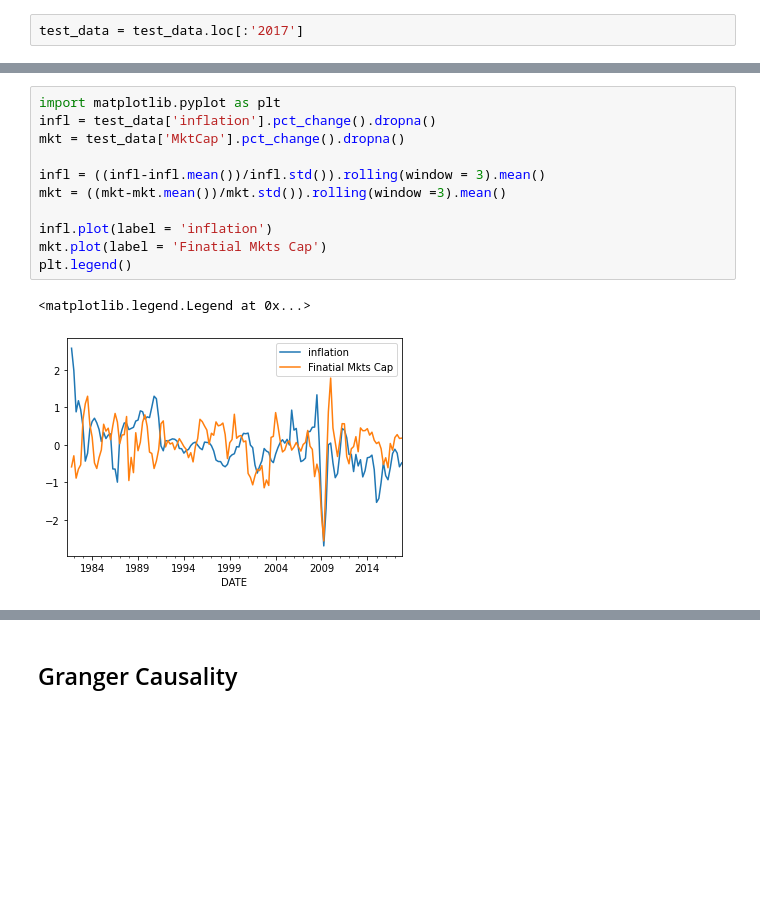
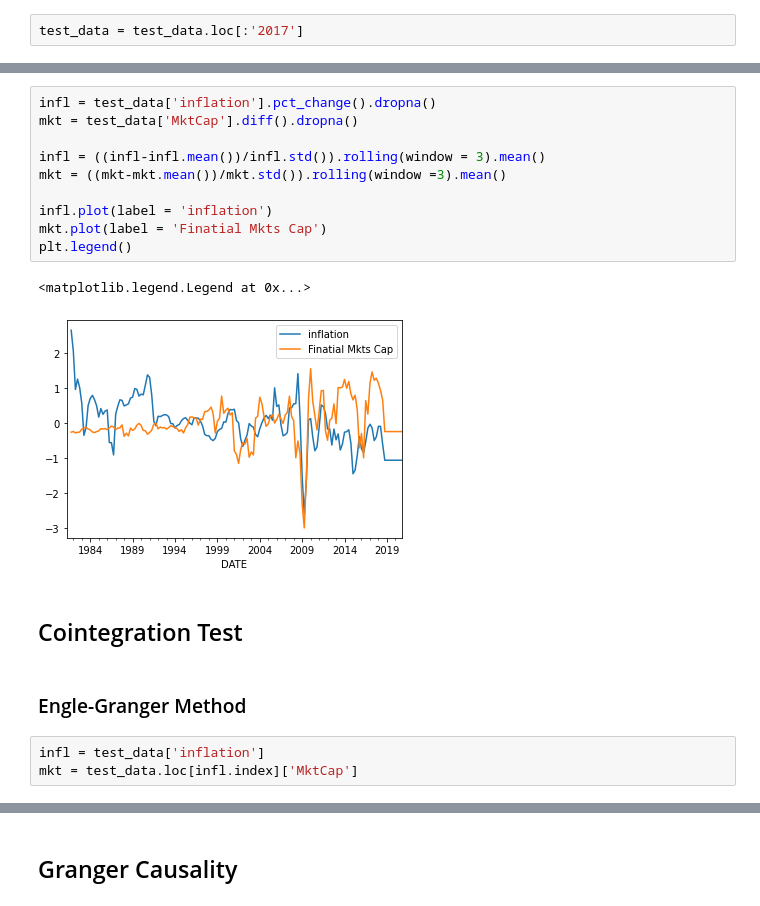
Before and after one commit to felipe-fp/corcovado, a Jupyter notebook: inflation_MktCap_analysis/inlation_analysis.ipynb, the cells around one changed output, grey strips where cells are left out. Drawn from its saved outputs; the diff is of its cells as text; blank space fills up the shorter version.

Commit message:
Last changes to inflation mktcap

```diff
--- a/inflation_MktCap_analysis/inlation_analysis.ipynb
+++ b/inflation_MktCap_analysis/inlation_analysis.ipynb
@@ -118,16 +149,22 @@ DATE
 2017-10-01    0.022606
 Name: MktCap, dtype: float64
 # %%
-import matplotlib.pyplot as plt
 infl = test_data['inflation'].pct_change().dropna()
-mkt = test_data['MktCap'].pct_change().dropna()
+mkt = test_data['MktCap'].diff().dropna()
 
 infl = ((infl-infl.mean())/infl.std()).rolling(window = 3).mean()
 mkt = ((mkt-mkt.mean())/mkt.std()).rolling(window =3).mean()
 
 infl.plot(label = 'inflation')
 mkt.plot(label = 'Finatial Mkts Cap')
 plt.legend()
 # %% [output]
 <matplotlib.legend.Legend at 0x...>
-[figure, old version]
+[figure, new version]
+# %% [markdown]
+## Cointegration Test
+# %% [markdown]
+### Engle-Granger Method
+# %%
+infl = test_data['inflation']
+mkt = test_data.loc[infl.index]['MktCap']
```
Also changed, not shown: parts of 42 cells of this notebook, 1 other file.
